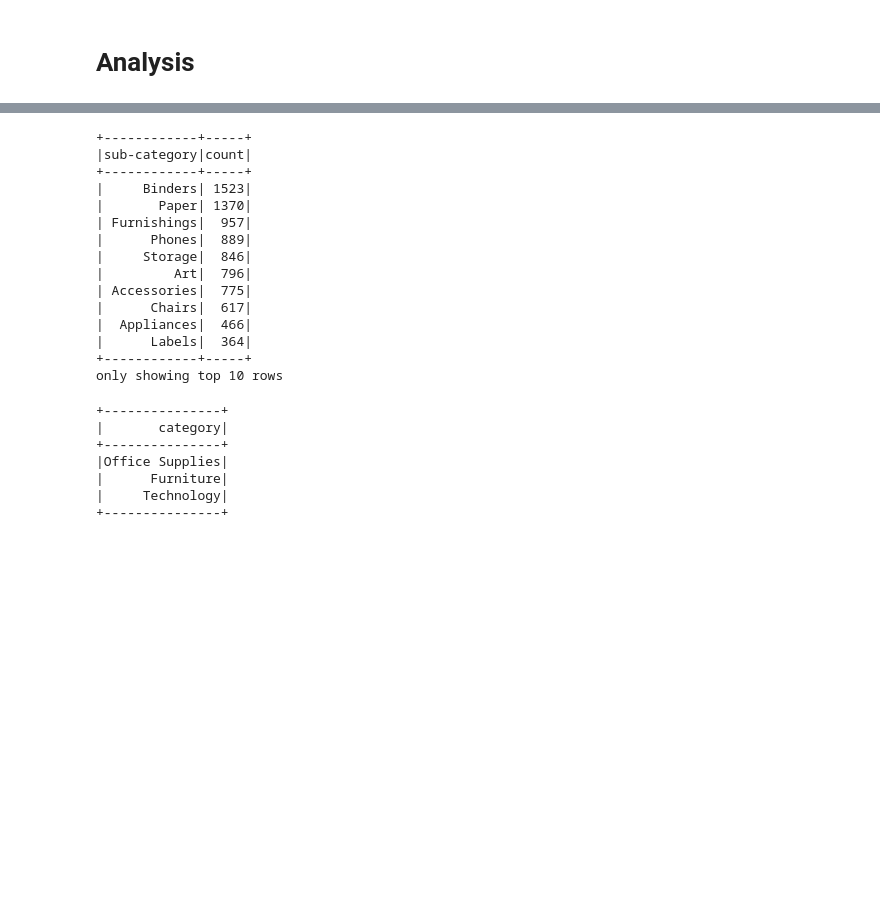
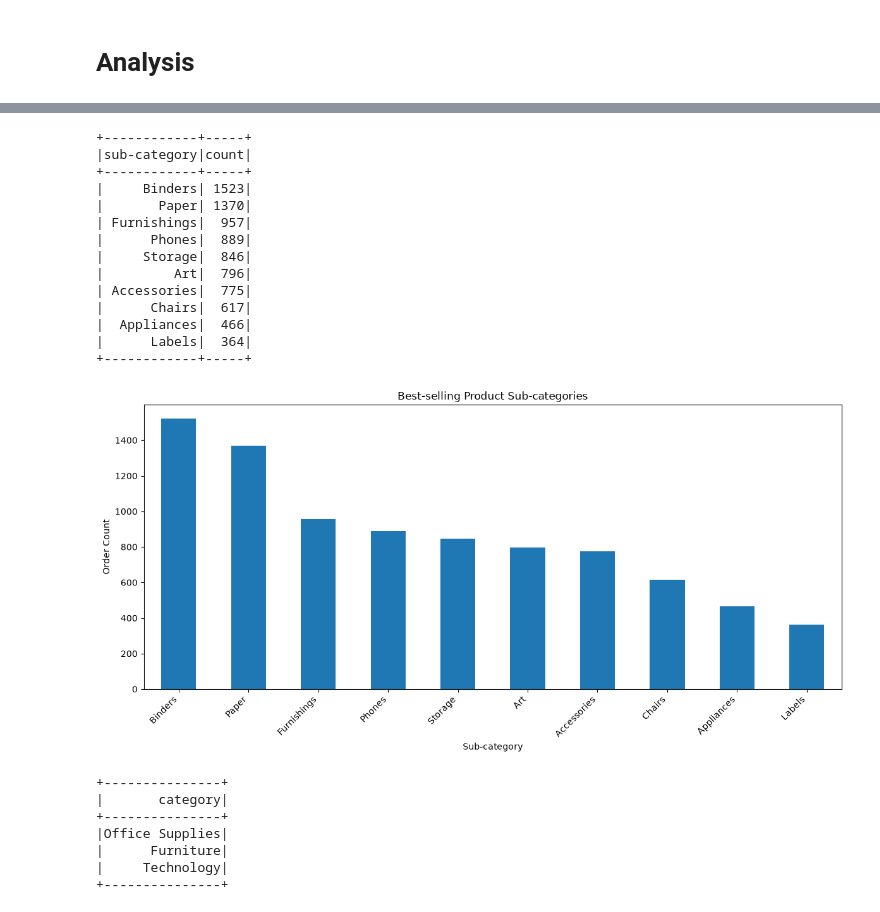
Before and after one commit to Het25Dave/superstore_analysis_using_pyspark, a Jupyter notebook: code.ipynb, the cells around one changed output, grey strips where cells are left out. Cells and saved outputs as stored; diff of their text form; code cells hidden in the pictures; blank space fills up the shorter version.

```diff
--- a/code.ipynb
+++ b/code.ipynb
@@ -144,9 +144,9 @@ only showing top 20 rows
 
 best_selling_sub_category = data.groupBy('sub-category')\
                                 .count()\
-                                .orderBy('count', ascending = False)
+                                .orderBy('count', ascending = False).limit(10)
 
-best_selling_sub_category.show(10)
+best_selling_sub_category.show()
 # %% [output]
 +------------+-----+
 |sub-category|count|
@@ -162,7 +162,25 @@ best_selling_sub_category.show(10)
 |  Appliances|  466|
 |      Labels|  364|
 +------------+-----+
-only showing top 10 rows
+# %%
+best_selling_sub_category_pd = best_selling_sub_category.toPandas()
+
+ax = best_selling_sub_category_pd.plot(
+    kind='bar',
+    x='sub-category',
+    y='count',
+    legend=False,
+    figsize=(12, 6),
+    title='Best-selling Product Sub-categories'
+)
+
+plt.pyplot.xlabel('Sub-category')
+plt.pyplot.ylabel('Order Count')
+plt.pyplot.xticks(rotation=45, ha='right')
+plt.pyplot.tight_layout()
+plt.pyplot.show()
+# %% [output]
+[figure, added]
 # %%
 categories = data.select('category').distinct()
 
```
Also changed, not shown: parts of 1 cell of this notebook.
